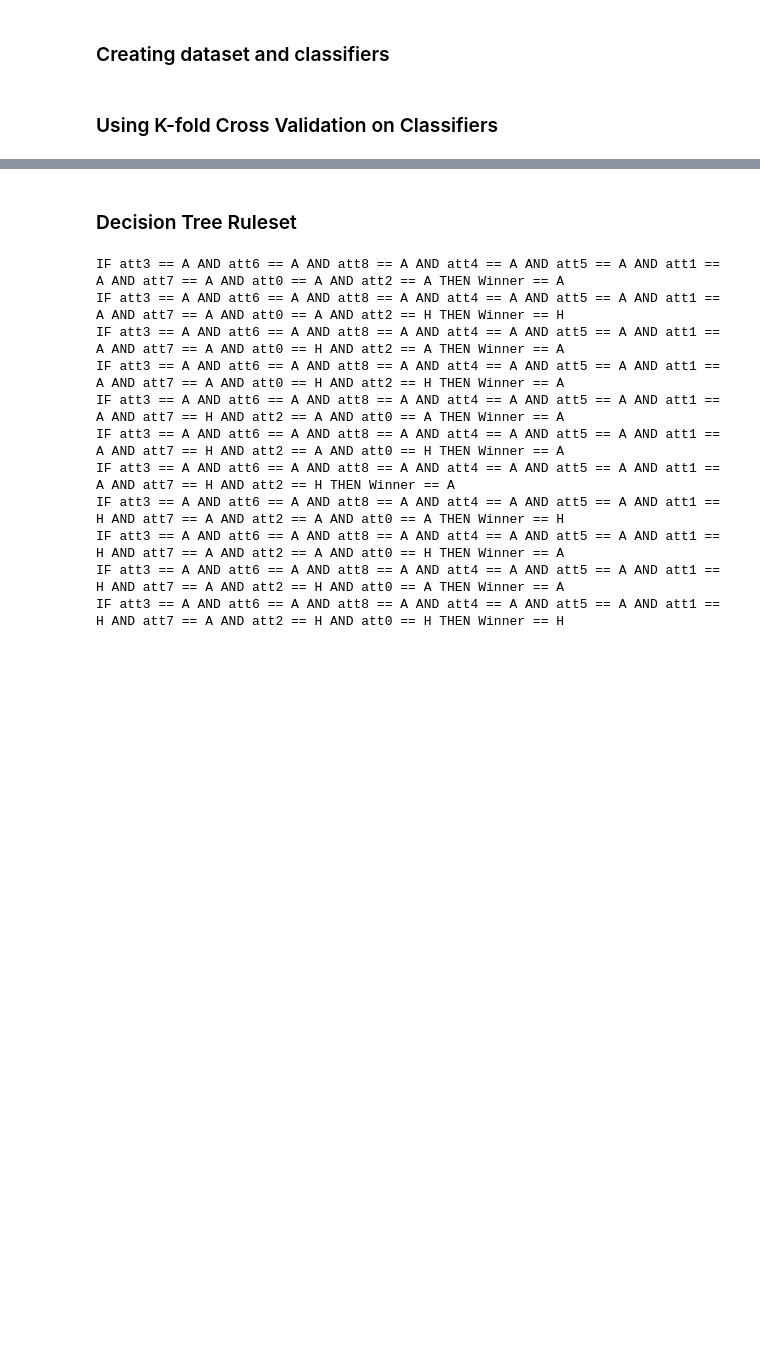
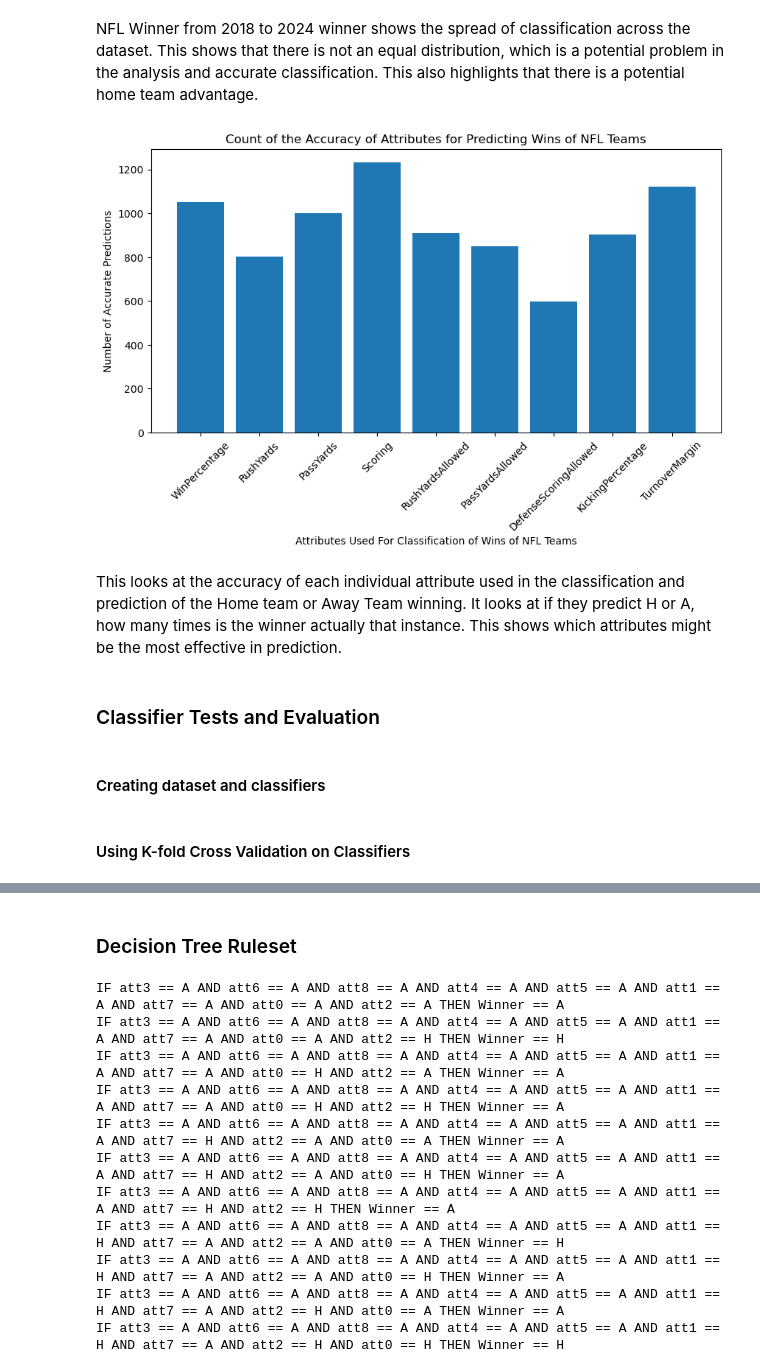
Before and after one commit to cwyman19/CPSC322-FinalProject, a Jupyter notebook: Classifier-Evaluation.ipynb, the cells around one changed output, grey strips where cells are left out. Drawn from its saved outputs; the diff is of its cells as text; code cells hidden in the pictures; blank space fills up the shorter version.

```diff
--- a/Classifier-Evaluation.ipynb
+++ b/Classifier-Evaluation.ipynb
@@ -26,5 +35,15 @@ import mysklearn.myevaluation as myevaluation
+# %% [markdown]
+NFL Winner from 2018 to 2024 winner shows the spread of classification across the dataset. This shows that there is not an equal distribution, which is a potential problem in the analysis and accurate classification. This also highlights that there is a potential home team advantage.
+# %%
+myutils.plotComparison()
+# %% [output]
+[figure, added]
+# %% [markdown]
+This looks at the accuracy of each individual attribute used in the classification and prediction of the Home team or Away Team winning. It looks at if they predict H or A, how many times is the winner actually that instance. This shows which attributes might be the most effective in prediction.
+# %% [markdown]
+### Classifier Tests and Evaluation
 # %% [markdown]
-### Creating dataset and classifiers
+#### Creating dataset and classifiers
 # %%
 # Creating data and classifiers
 
@@ -52,7 +71,7 @@ NFL_Knn_Classifier = MyKNeighborsClassifier()
 NFL_Tree_Classifier = MyDecisionTreeClassifier()
 NFL_Forest_Classifier = MyRandomForestClassifier()
 # %% [markdown]
-### Using K-fold Cross Validation on Classifiers
+#### Using K-fold Cross Validation on Classifiers
 # %%
 (total_knn_accuracy, total_bayes_accuracy, total_tree_accuracy, total_forest_accuracy,
 knn_precision, bayes_precision, tree_precision, forest_precision,
```
Also changed, not shown: parts of 7 cells of this notebook, 3 other files.
